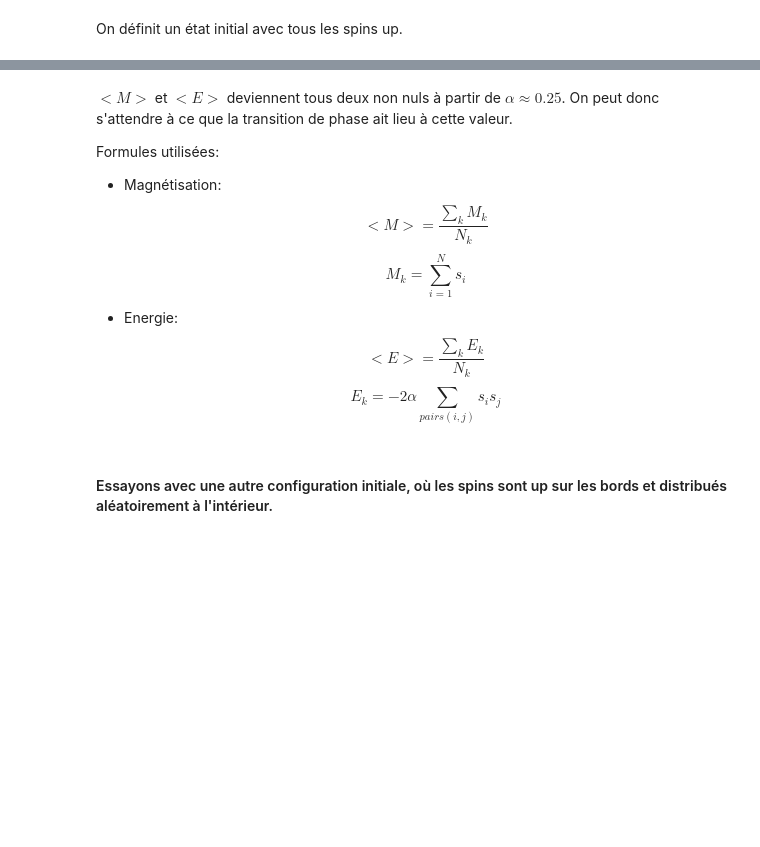
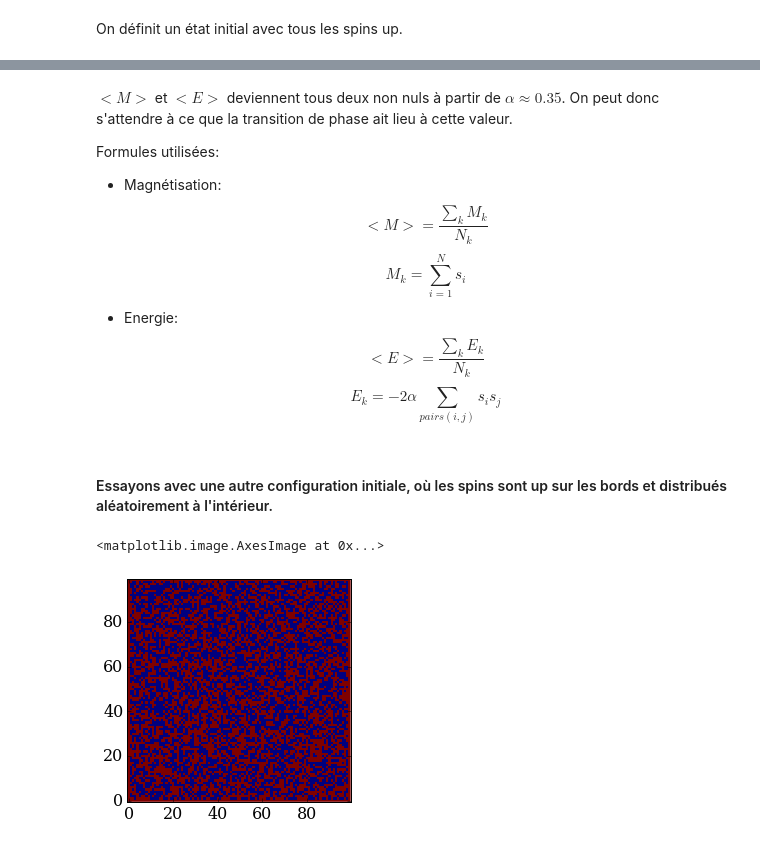
Before and after one commit to be-rays/Module6_MonteCarlo, a Jupyter notebook: Monte-Carlo.ipynb, the cells around one changed output, grey strips where cells are left out. Saved outputs shown, nothing was run; the diff lists cells and outputs as text; code cells hidden in the pictures; blank space fills up the shorter version.

```diff
--- a/Monte-Carlo.ipynb
+++ b/Monte-Carlo.ipynb
@@ -731,5 +783,5 @@ pyplot.tight_layout()
 # %% [markdown]
-$<M>$ et $<E>$ deviennent tous deux non nuls à partir de $\alpha\approx0.25$. On peut donc s'attendre à ce que la transition de phase ait lieu à cette valeur.
+$<M>$ et $<E>$ deviennent tous deux non nuls à partir de $\alpha\approx0.35$. On peut donc s'attendre à ce que la transition de phase ait lieu à cette valeur.
 
 Formules utilisées:
 - Magnétisation:
@@ -751,4 +803,7 @@ interior_grid = numpy.random.randint(0,2,(nx,ny))
 # %%
-initial_edge=state_up_on_edges()
+initial_edge=state_up_on_edges.copy()
 pyplot.figure(figsize=(4,4))
 pyplot.imshow(initial_edge,interpolation="none",origin='lower')
+# %% [output]
+<matplotlib.image.AxesImage at 0x...>
+[figure, added]
```
Also changed, not shown: parts of 15 cells of this notebook.
